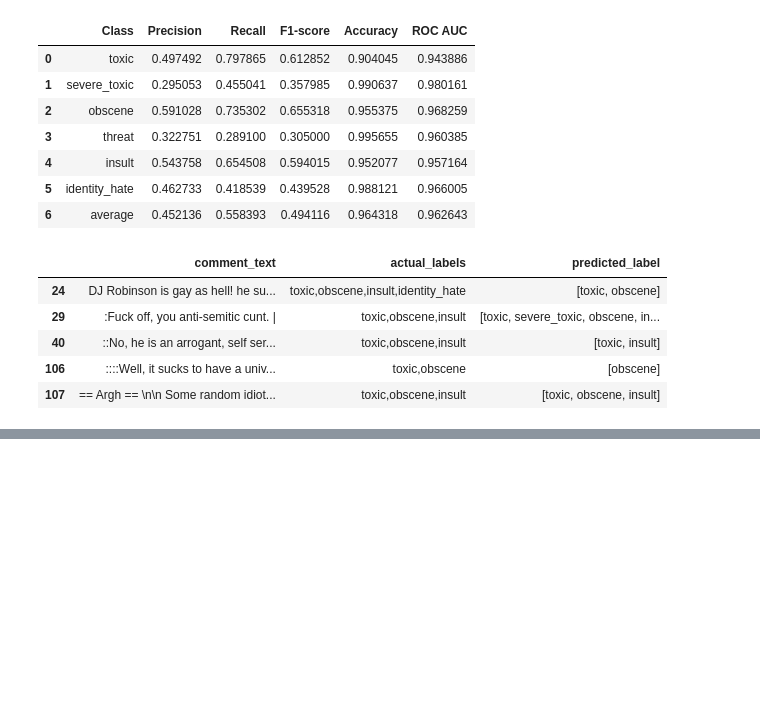
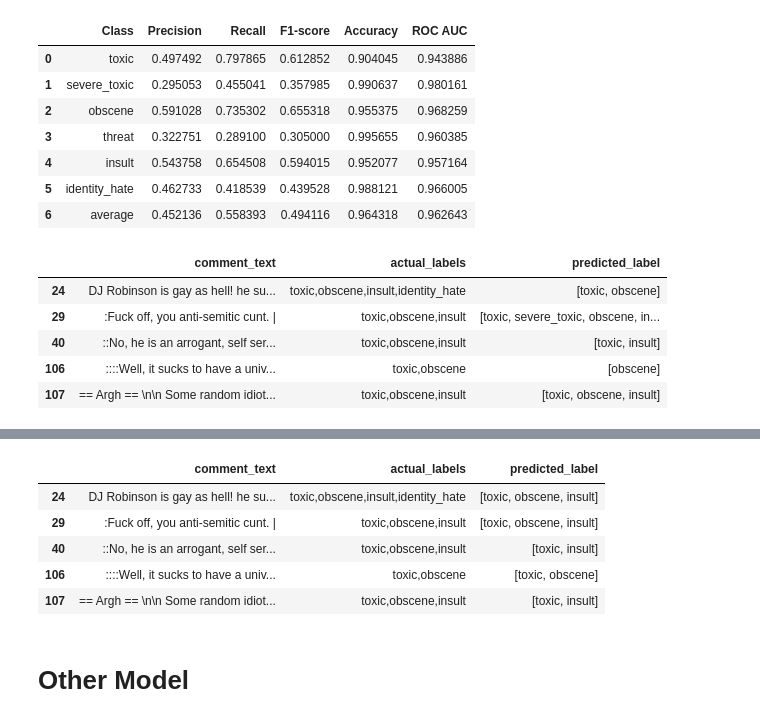
Before and after one commit to anjali-ojha/deep-learning, a Jupyter notebook: lab-2/part-2/part-2.ipynb, the cells around one changed output, grey strips where cells are left out. Saved outputs shown, nothing was run; the diff lists cells and outputs as text; code cells hidden in the pictures; blank space fills up the shorter version.

```diff
--- a/lab-2/part-2/part-2.ipynb
+++ b/lab-2/part-2/part-2.ipynb
@@ -925,0 +1061,11 @@ tagged_df
+# %%
+tagged_df
+# %% [output]
+|  | comment_text | actual_labels | predicted_label |
+| 24 | DJ Robinson is gay as hell! he su... | toxic,obscene,insult,identity_hate | [toxic, obscene, insult] |
+| 29 | :Fuck off, you anti-semitic cunt. | | toxic,obscene,insult | [toxic, obscene, insult] |
+| 40 | ::No, he is an arrogant, self ser... | toxic,obscene,insult | [toxic, insult] |
+| 106 | ::::Well, it sucks to have a univ... | toxic,obscene | [toxic, obscene] |
+| 107 | == Argh == \n\n Some random idiot... | toxic,obscene,insult | [toxic, insult] |
+# %% [markdown]
+# Other Model
```
Also changed, not shown: parts of 13 cells of this notebook, 5 other files.
